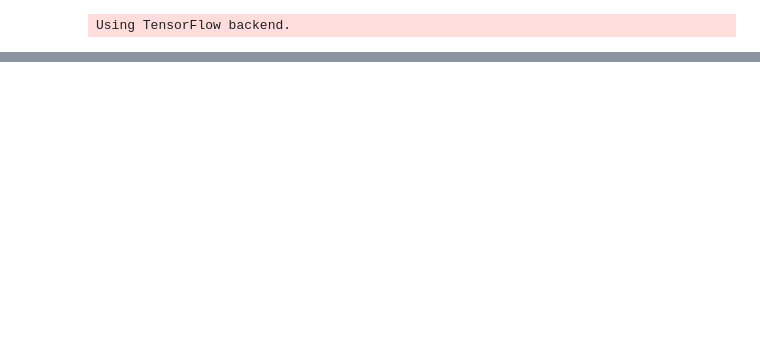
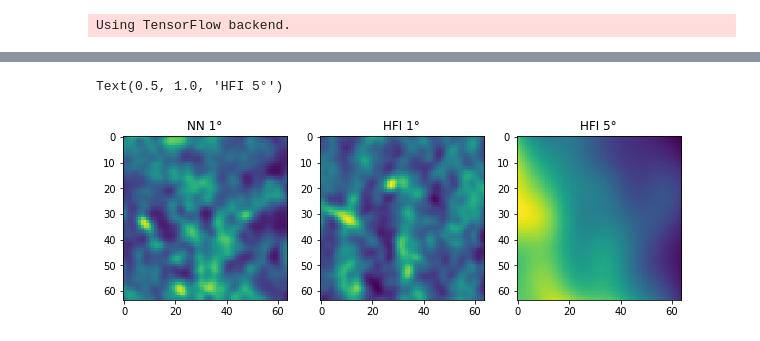
Before and after one commit to ai4cmb/ForSE, a Jupyter notebook: forse/notebooks/temp/test_on_pysm.ipynb, the cells around one changed output, grey strips where cells are left out. Cells and saved outputs as stored; diff of their text form; code cells hidden in the pictures; blank space fills up the shorter version.

```diff
--- a/forse/notebooks/temp/test_on_pysm.ipynb
+++ b/forse/notebooks/temp/test_on_pysm.ipynb
@@ -73,0 +7,2 @@ def normalize_patches(patches_file):
+# %%
+dcgan = DCGAN(output_directory='/global/homes/k/krach/scratch/NNforFG/DCGAN/tests/ratio/', img_size=(64, 64))
@@ -73,0 +39,15 @@ def normalize_patches(patches_file):
+# %%
+N = 234
+plt.figure(figsize=(10, 5))
+plt.subplot(131)
+plt.imshow(gen_imgs_train[N, :, :, 0], vmin=-1, vmax=1)
+plt.title('NN 1°')
+plt.subplot(132)
+plt.imshow(Y_train[N, :, :, 0])
+plt.title('HFI 1°')
+plt.subplot(133)
+plt.imshow(X_train[N, :, :, 0])
+plt.title('HFI 5°')
+# %% [output]
+Text(0.5, 1.0, 'HFI 5°')
+[figure, added]
```
Also changed, not shown: parts of 107 cells of this notebook, 3 other files.
